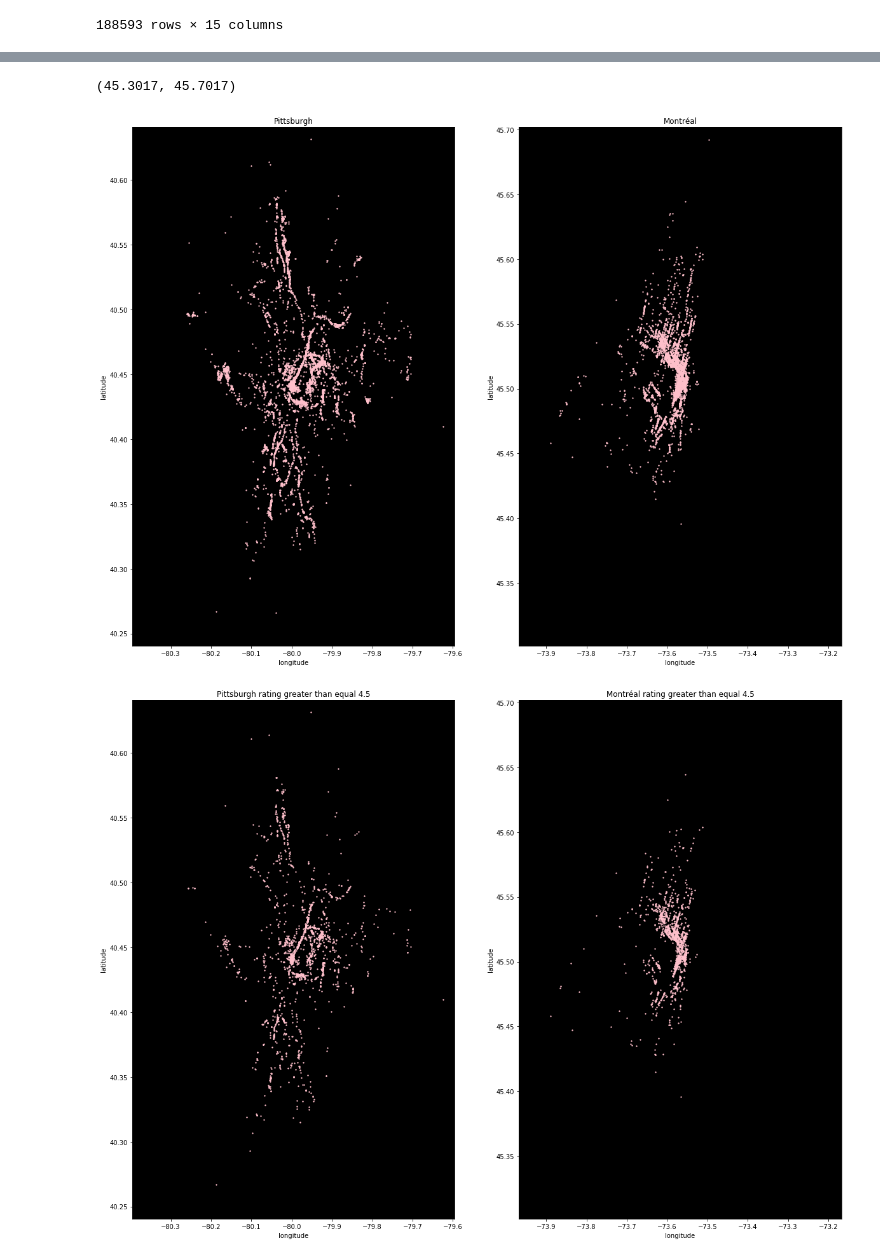
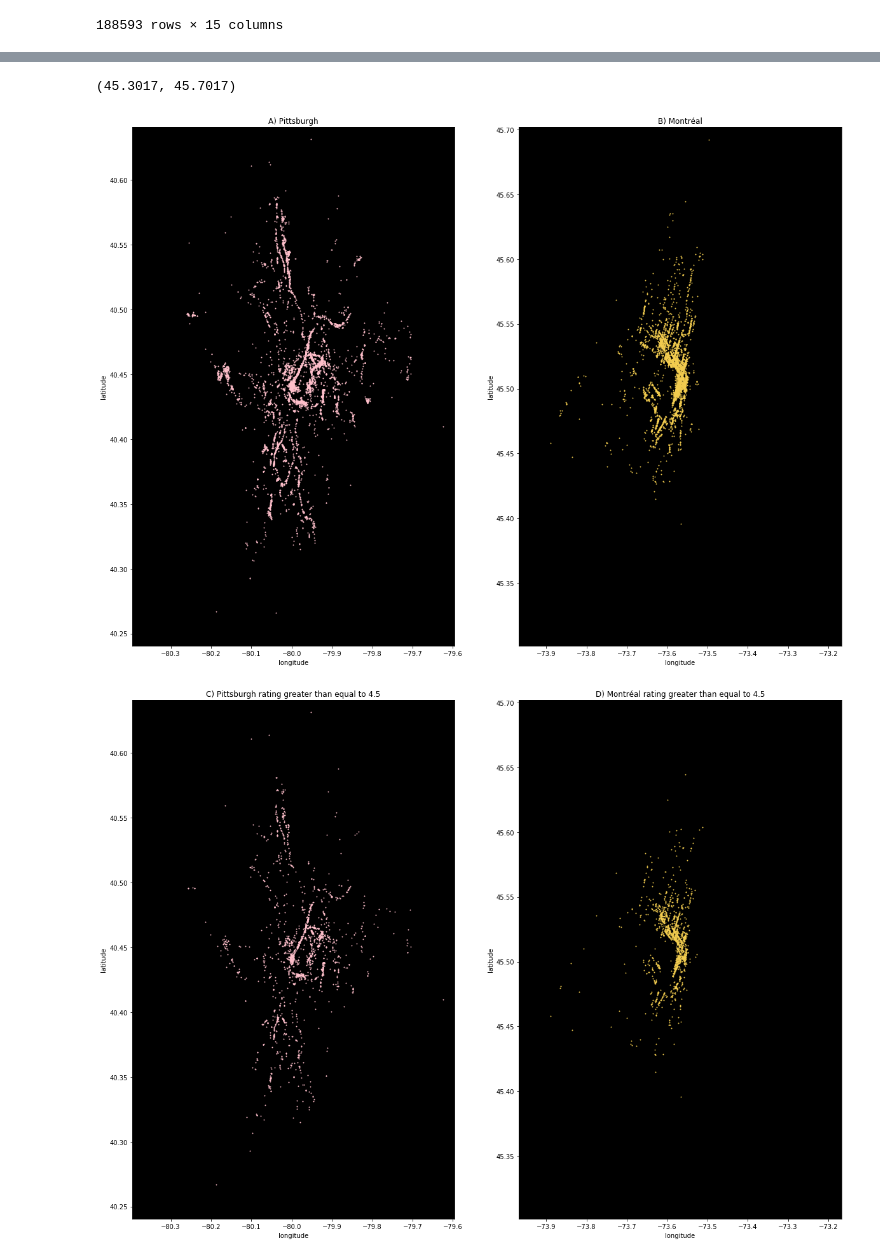
Before and after one commit to sahilarora93/Yelp_data_challenge, a Jupyter notebook: ExploratoryDataAnalysis_Yelp.ipynb, the cells around one changed output, grey strips where cells are left out. Drawn from its saved outputs; the diff is of its cells as text; code cells hidden in the pictures.

Commit message:
Add files via upload
Plots for Montreal and Pittsburgh where reviews are greater than equal to 4.5 and its analysis

```diff
--- a/ExploratoryDataAnalysis_Yelp.ipynb
+++ b/ExploratoryDataAnalysis_Yelp.ipynb
@@ -50,7 +69,7 @@ city_business_data
 city_Montreal=city_business_data[(city_business_data["city"] == 'Montréal')]
 city_Pittsburgh=city_business_data[(city_business_data["city"] == 'Pittsburgh')]
 
-#finding businesss with ratings equal or more than 4.5 .
+#finding businesses with ratings greater than equal to 4.5 .
 rating= 4.5
 city_Montreal_rating = city_Montreal[(city_Montreal["stars"]>= rating)]
 
@@ -78,40 +97,40 @@ lat_min_mont, lat_max_mont = lat_mont-0.2,lat_mont+0.2
 
 f, (plt1, plt2) = plt.subplots(1, 2, figsize=(20,15))
 #plot pheonix
 city_Pittsburgh.plot(kind='scatter', x='longitude', y='latitude',
-                color='pink', ax=plt1, s=2, alpha=.9, subplots=True)
-plt1.set_title("Pittsburgh")
+                color='pink', ax=plt1, s=1, alpha=.9, subplots=True)
+plt1.set_title("A) Pittsburgh")
 plt1.set_facecolor('black')
 plt1.set_xlim([lon_min_pitts, lon_max_pitts])
 plt1.set_ylim([lat_min_pitts, lat_max_pitts])
 
 #Montreal plot
 city_Montreal.plot(kind='scatter', x='longitude', y='latitude',
-                color='pink', ax=plt2, s=2, alpha=.9, subplots=True)
-plt2.set_title("Montréal")
+                color='#F3CD50', ax=plt2, s=1, alpha=.9, subplots=True)
+plt2.set_title("B) Montréal")
 plt2.set_facecolor('black')
 plt2.set_xlim([lon_min_mont, lon_max_mont])
 plt2.set_ylim([lat_min_mont, lat_max_mont])
 
 #Ratings greater than 3.
 
 f, (plt_rating_1, plt_rating_2) = plt.subplots(1, 2, figsize=(20,15))
 #plot pheonix
 city_Pittsburgh_rating.plot(kind='scatter', x='longitude', y='latitude',
-                color='pink', ax=plt_rating_1, s=2, alpha=.9, subplots=True)
-plt_rating_1.set_title("Pittsburgh rating greater than equal 4.5")
+                color='pink', ax=plt_rating_1, s=1, alpha=.9, subplots=True)
+plt_rating_1.set_title("C) Pittsburgh rating greater than equal to 4.5")
 plt_rating_1.set_facecolor('black')
 plt_rating_1.set_xlim([lon_min_pitts, lon_max_pitts])
 plt_rating_1.set_ylim([lat_min_pitts, lat_max_pitts])
 
 #Montreal plot
 city_Montreal_rating.plot(kind='scatter', x='longitude', y='latitude',
-                color='pink', ax=plt_rating_2, s=2, alpha=.9, subplots=True)
-plt_rating_2.set_title("Montréal rating greater than equal 4.5")
+                color='#F3CD50', ax=plt_rating_2, s=1, alpha=.9, subplots=True)
+plt_rating_2.set_title("D) Montréal rating greater than equal to 4.5")
 plt_rating_2.set_facecolor('black')
 plt_rating_2.set_xlim([lon_min_mont, lon_max_mont])
 plt_rating_2.set_ylim([lat_min_mont, lat_max_mont])
 # %% [output]
 (45.3017, 45.7017)
-[figure, old version]
+[figure, new version]
-[figure, old version]
+[figure, new version]
```
Also changed, not shown: parts of 3 cells of this notebook.
